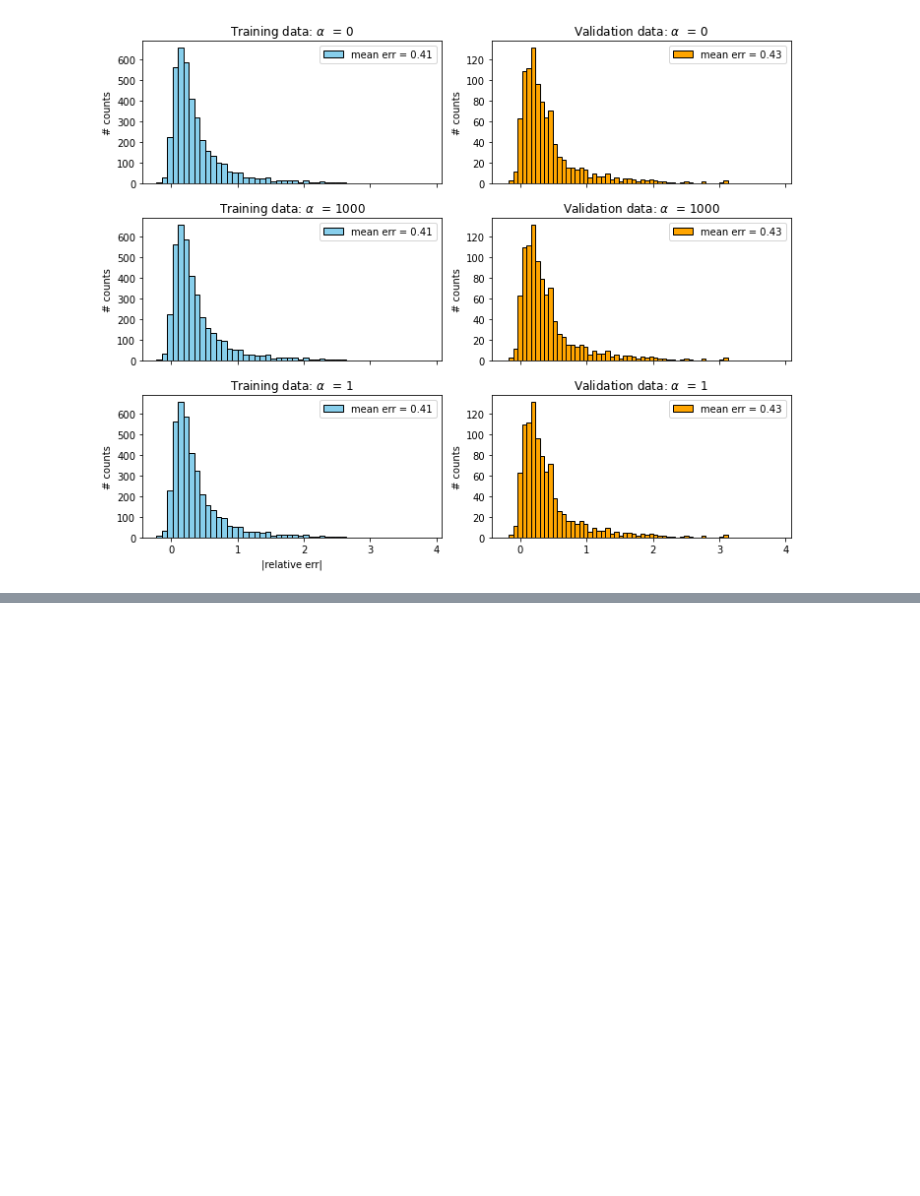
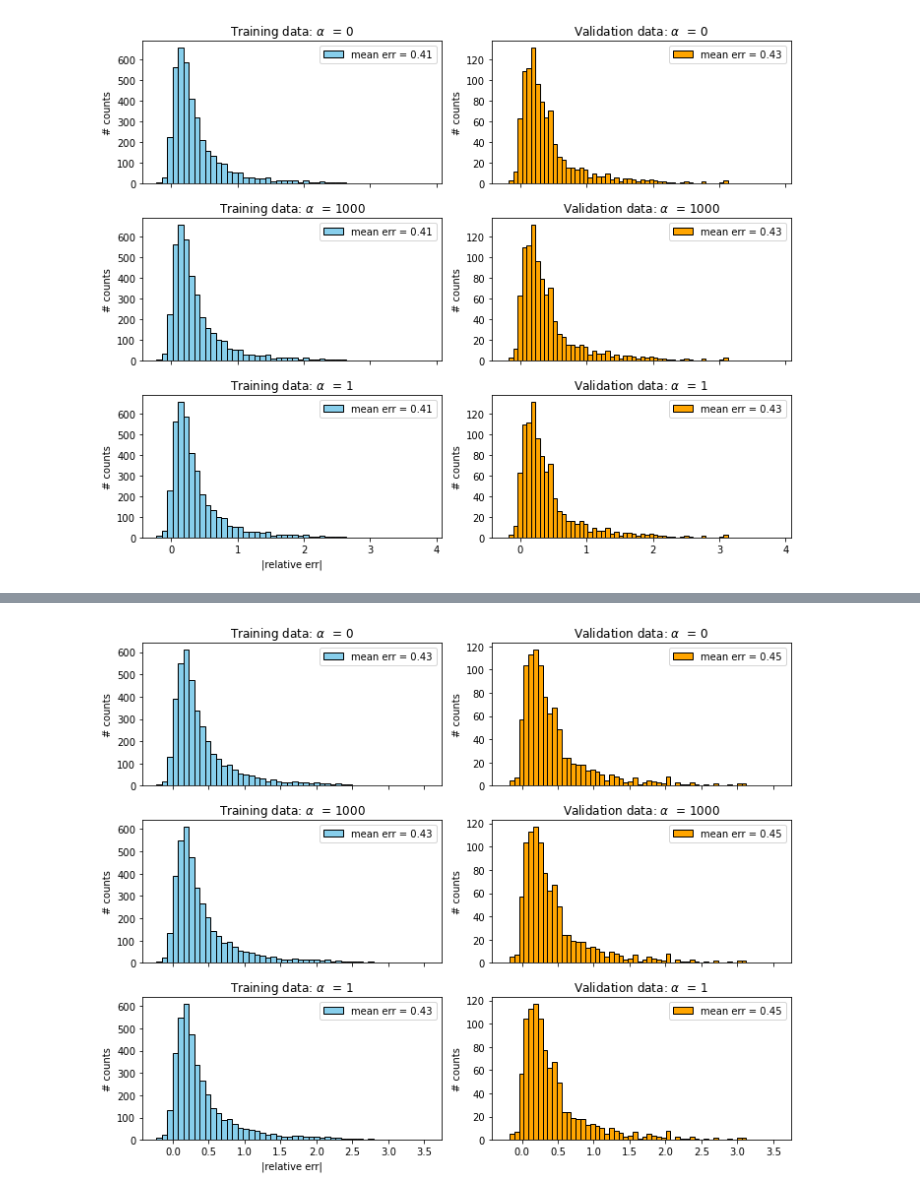
Before and after one commit to jabacousnac/Data-Science-for-Physics-Homework, a Jupyter notebook: pset_05_Linear_Regression_and_Gaussian_Processes.ipynb, the cells around one changed output, grey strips where cells are left out. Drawn from its saved outputs; the diff is of its cells as text; code cells hidden in the pictures; blank space fills up the shorter version.

```diff
--- a/pset_05_Linear_Regression_and_Gaussian_Processes.ipynb
+++ b/pset_05_Linear_Regression_and_Gaussian_Processes.ipynb
@@ -95,7 +97,7 @@ ax[2,0].set_xlabel('|relative err|')
 def get_Y_err(X_data, Y_data, alpha): #X_data, Y_data can be from training or from validation
     theta = get_theta(X_data, Y_data, alpha)
     X_data = np.stack((X_data, np.ones(X_data.shape)), axis = 3) #new shape is (4000, 55, 2, 2)
-    Y_data = np.expand_dims(Y_data, 1)
+    Y_data = Y_data[:, np.newaxis]
     Y_hat = np.tensordot(X_data, theta, axes=((3,2,1), (0,1,2)))
     Y_err = ((Y_hat-Y_data)/Y_data).flatten() #should be a 4000 col vector
     return Y_err
@@ -124,6 +126,8 @@ ax[2,0].legend()
 ax[2,0].set_title(r'Training data: $\alpha$  = 1')
 ax[2,0].set_ylabel('# counts')
 
+print("\n")
+
 #first row, second col: validation data, alpha = 0
 Y_err = get_Y_err(X_data_val, Y_data_val, 0.)
 ax[0,1].hist(Y_err, bins = 50, color = "orange", ec="black",\
@@ -140,7 +144,7 @@ ax[1,1].legend()
 ax[1,1].set_title(r'Validation data: $\alpha$  = 1000')
 ax[1,1].set_ylabel('# counts')
 
-#second row, second col: validation data, alpha = 1
+#third row, second col: validation data, alpha = 1
 Y_err = get_Y_err(X_data_val, Y_data_val, 1.)
 ax[2,1].hist(Y_err, bins = 50, color = "orange", ec="black",\
              label='mean err = {}'.format(np.round(np.mean(Y_err),2)))
@@ -153,0 +162,14 @@ plt.tight_layout()
+# %%
+#TRAINING DATA:
+Y_data_train = data_tr['labels'][:,0] #T_eff. Col vector of n = 4000
+max_rp = np.max(data_tr['rp_coef'])
+X_rp = data_tr['rp_coef']/max_rp
+X_data_train = X_rp
+print(X_rp.shape)
+
+#VALIDATION DATA:
+Y_data_val = data_val['labels'][:,0] #T_eff. Col vector of n = 1000
+max_rp = np.max(data_val['rp_coef'])
+X_rp = data_val['rp_coef']/max_rp
+X_data_val = X_rp
+print(X_rp.shape)
@@ -153,0 +179,78 @@ plt.tight_layout()
+# %%
+def get_theta(X_data, Y_data, alpha): #set alpha to 0 for no RIDGE
+    #add a bunch of ones to X_data
+    X_data = np.stack((X_data, np.ones(X_data.shape)), axis = 2)
+    Xt_data = np.transpose(X_data)
+    Y_data = np.expand_dims(Y_data, 1)
+    #cast equation as type (A+R)^-1*C, with (A+R)^-1 = B.
+    A = np.tensordot(Xt_data, X_data, ((2,1), (0,1)))
+    R = alpha * np.identity(A.shape[0])
+    B = np.linalg.solve(A+R, np.identity(A.shape[0]))
+    C = Xt_data.dot(Y_data)
+    theta = solve(A, C)
+    return theta
+
+fig, ax = plt.subplots(3,2, figsize = (10,8), sharex=True) #1st col is training, 2nd col is validation. Three rows for different alpha
+ax[2,0].set_xlabel('|relative err|')
+
+def get_Y_err(X_data, Y_data, alpha): #X_data, Y_data can be from training or from validation
+    theta = get_theta(X_data, Y_data, alpha)
+    X_data = np.stack((X_data, np.ones(X_data.shape)), axis = 2)
+    Y_data = Y_data[:, np.newaxis]
+    Y_hat = np.tensordot(X_data, theta, axes=((2,1), (0,1)))
+    Y_err = ((Y_hat-Y_data)/Y_data).flatten()
+    return Y_err
+
+#first row, first col: training data, alpha = 0
+Y_err = get_Y_err(X_data_train, Y_data_train, 0.)
+ax[0,0].hist(Y_err, bins = 50, color = "skyblue", ec="black", \
+             label='mean err = {}'.format(np.round(np.mean(Y_err),2)))
+ax[0,0].legend()
+ax[0,0].set_title(r'Training data: $\alpha$  = 0')
+ax[0,0].set_ylabel('# counts')
+
+#second row, first col: training data, alpha = 1000
+Y_err = get_Y_err(X_data_train, Y_data_train, 1000.)
+ax[1,0].hist(Y_err, bins = 50, color = "skyblue", ec="black", \
+              label='mean err = {}'.format(np.round(np.mean(Y_err),2)))
+ax[1,0].legend()
+ax[1,0].set_title(r'Training data: $\alpha$  = 1000')
+ax[1,0].set_ylabel('# counts')
+
+#third row, first col: training data, alpha = 1
+Y_err = get_Y_err(X_data_train, Y_data_train, 1)
+ax[2,0].hist(Y_err, bins = 50, color = "skyblue", ec="black", \
+              label='mean err = {}'.format(np.round(np.mean(Y_err),2)))
+ax[2,0].legend()
+ax[2,0].set_title(r'Training data: $\alpha$  = 1')
+ax[2,0].set_ylabel('# counts')
+
+print("\n")
+
+#first row, second col: validation data, alpha = 0
+Y_err = get_Y_err(X_data_val, Y_data_val, 0.)
+ax[0,1].hist(Y_err, bins = 50, color = "orange", ec="black",\
+              label='mean err = {}'.format(np.round(np.mean(Y_err),2)))
+ax[0,1].legend()
+ax[0,1].set_title(r'Validation data: $\alpha$  = 0')
+ax[0,1].set_ylabel('# counts')
+
+#second row, second col: validation data, alpha = 1000
+Y_err = get_Y_err(X_data_val, Y_data_val, 1000.)
+ax[1,1].hist(Y_err, bins = 50, color = "orange", ec="black",\
+              label='mean err = {}'.format(np.round(np.mean(Y_err),2)))
+ax[1,1].legend()
+ax[1,1].set_title(r'Validation data: $\alpha$  = 1000')
+ax[1,1].set_ylabel('# counts')
+
+#third row, second col: validation data, alpha = 1
+Y_err = get_Y_err(X_data_val, Y_data_val, 1.)
+ax[2,1].hist(Y_err, bins = 50, color = "orange", ec="black",\
+             label='mean err = {}'.format(np.round(np.mean(Y_err),2)))
+ax[2,1].legend()
+ax[2,1].set_title(r'Validation data: $\alpha$  = 1')
+ax[2,1].set_ylabel('# counts')
+
+plt.tight_layout()
+# %% [output]
+[figure, added]
```
Also changed, not shown: parts of 20 cells of this notebook.
